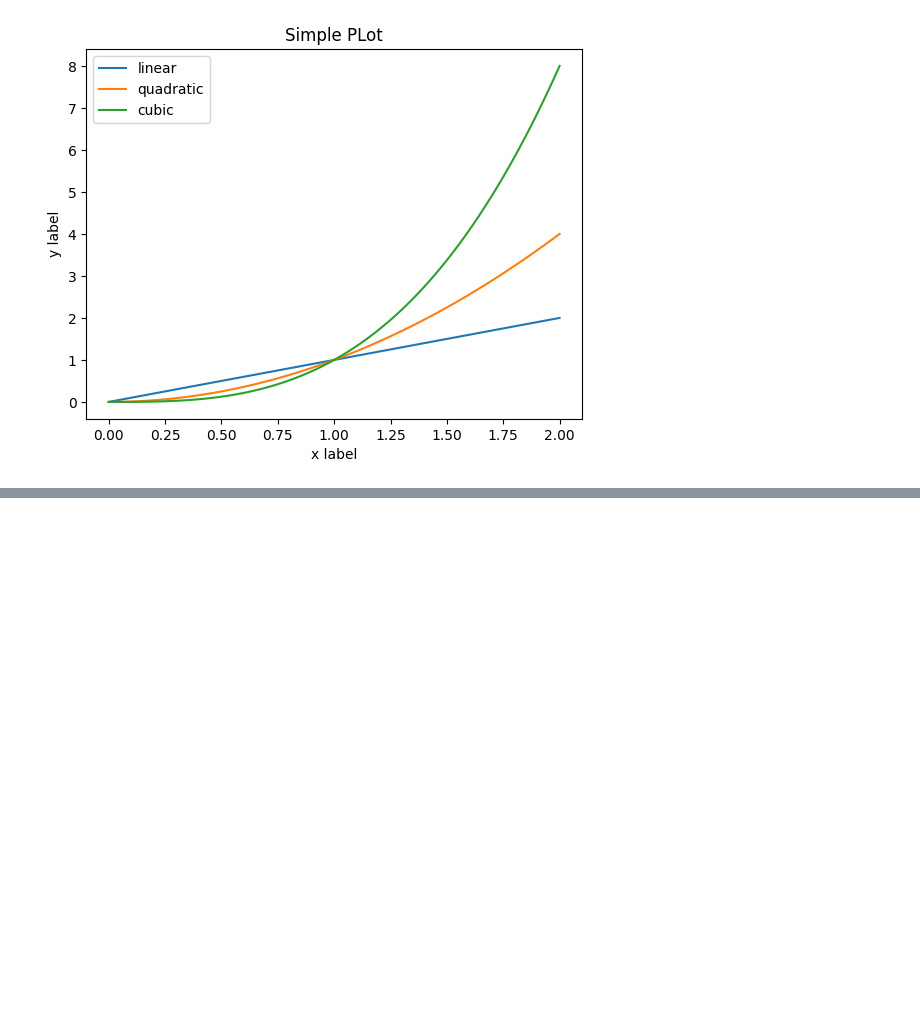
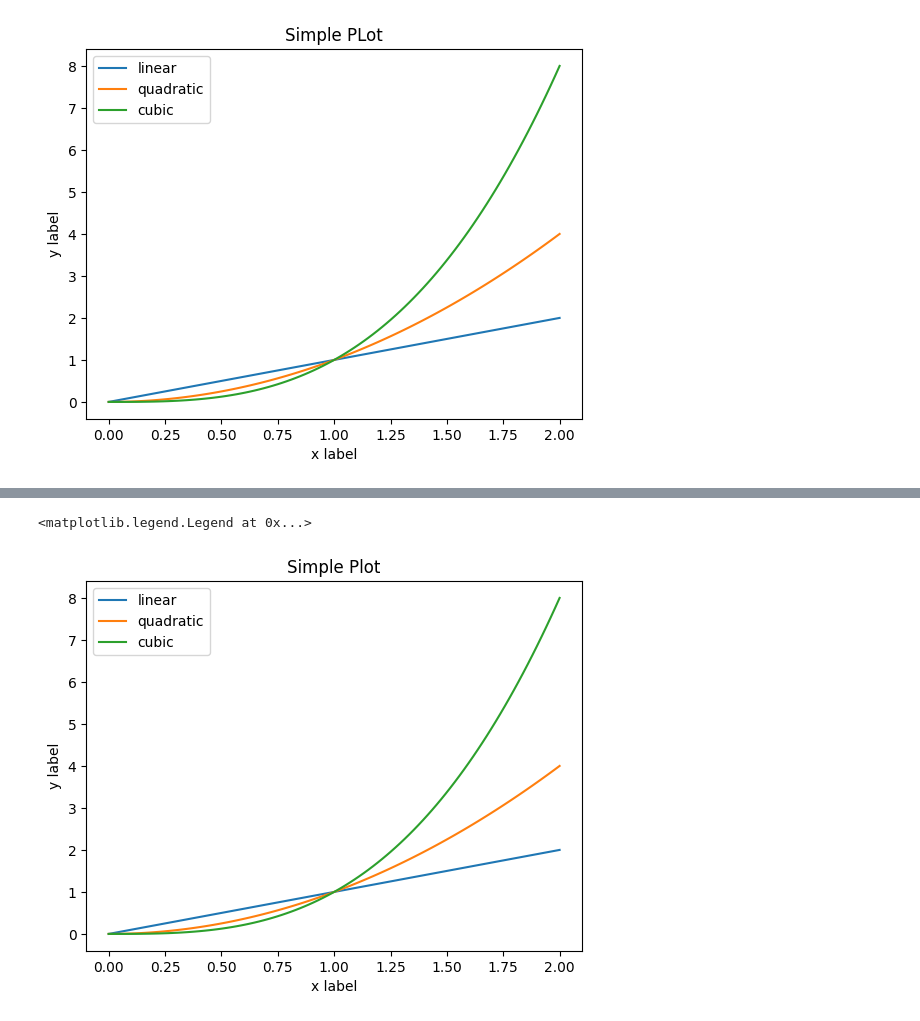
Before and after one commit to LatiefDataVisionary/matplotlib-with-indonesia-belajar, a Jupyter notebook: Matplotlib_01_Pengenalan_Matplotlib_|_Belajar_Matplotlib_Dasar_|_Belajar_Visualisasi_Data_Dasar.ipynb, the cells around one changed output, grey strips where cells are left out. Drawn from its saved outputs; the diff is of its cells as text; code cells hidden in the pictures; blank space fills up the shorter version.

Commit message:
Mengenal pyplot Style untuk melakukan plotting

```diff
--- a/Matplotlib_01_Pengenalan_Matplotlib_|_Belajar_Matplotlib_Dasar_|_Belajar_Visualisasi_Data_Dasar.ipynb
+++ b/Matplotlib_01_Pengenalan_Matplotlib_|_Belajar_Matplotlib_Dasar_|_Belajar_Visualisasi_Data_Dasar.ipynb
@@ -108,0 +113,3 @@ ax.legend()  # menyertakan legend
+# %%
+x = np.linspace(0, 2, 100)
+x
@@ -108,0 +137,13 @@ ax.legend()  # menyertakan legend
+# %%
+# plotting tiga variant data pada axes
+plt.plot(x, x, label='linear')
+plt.plot(x, x**2, label='quadratic')
+plt.plot(x, x**3, label='cubic')
+
+plt.xlabel('x label') # menyertakan x-label pada axes
+plt.ylabel('y label') # menyertakan y-label pada axes
+plt.title('Simple Plot') # menyertakan title pada axes
+plt.legend() # menyerakan legend
+# %% [output]
+<matplotlib.legend.Legend at 0x...>
+[figure, added]
```
Also changed, not shown: parts of 3 cells of this notebook.
